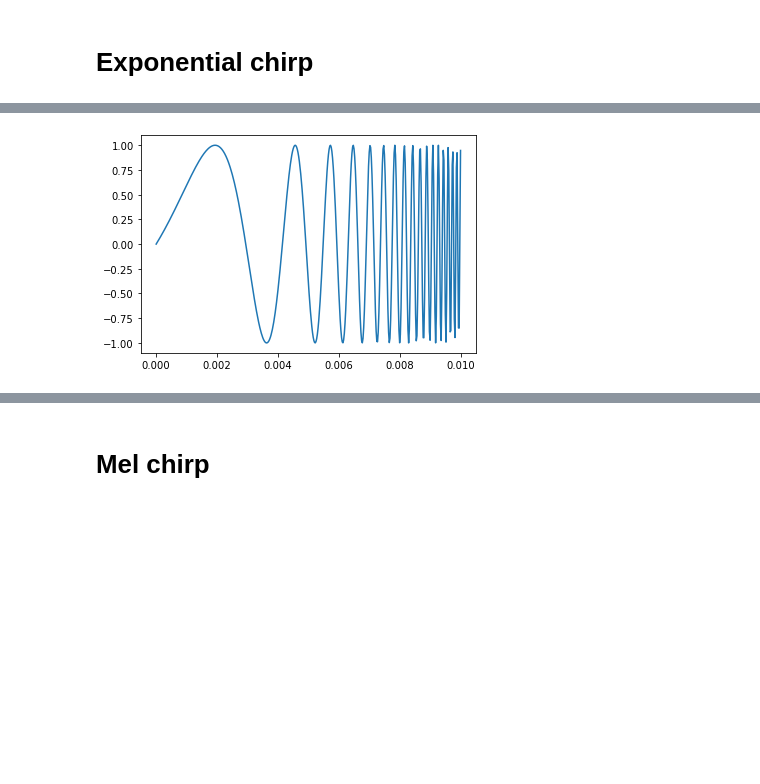
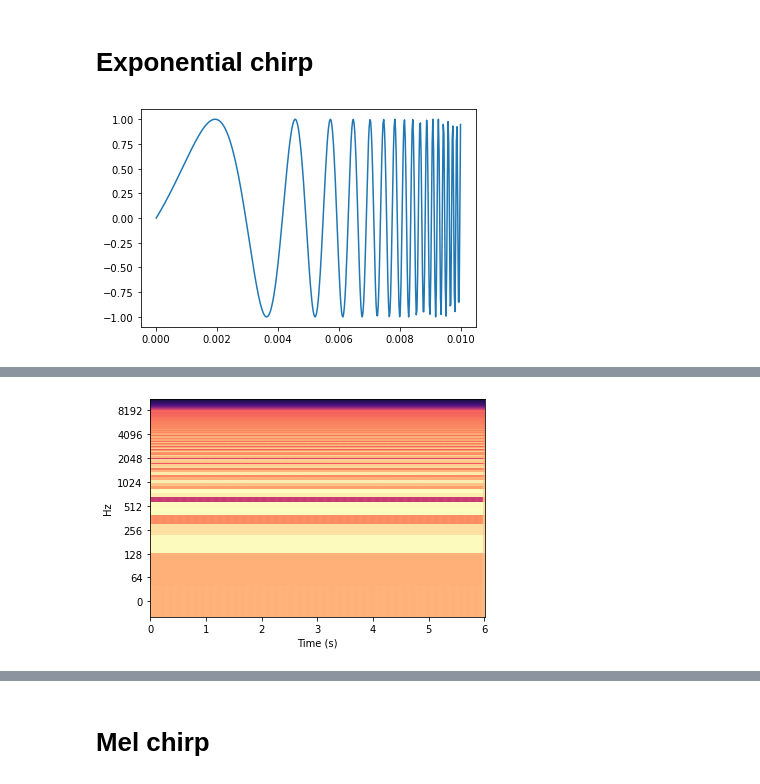
Before and after one commit to going-digital/bepct4k, a Jupyter notebook: research/Chirp speech/Mel chirp.ipynb, the cells around one changed output, grey strips where cells are left out. Drawn from its saved outputs; the diff is of its cells as text; code cells hidden in the pictures; blank space fills up the shorter version.

```diff
--- a/research/Chirp speech/Mel chirp.ipynb
+++ b/research/Chirp speech/Mel chirp.ipynb
@@ -111,8 +124,11 @@ plt.plot(mask[:1000])
 # %%
 geo_chirp = np.sin(geometric_chirp_phase(t, f0, f1, chirp_len))
 plt.plot(t, geo_chirp)
+plt.show()
 geo_chirp_audio = np.tile(geo_chirp, chirp_reps)
+spectrogram(geo_chirp_audio, fs)
 ipd.Audio(geo_chirp_audio, rate=fs)
 # %% [output]
+[figure]
 [interactive output not drawn]
-[figure]
+[figure, added]
```
Also changed, not shown: parts of 18 cells of this notebook.
